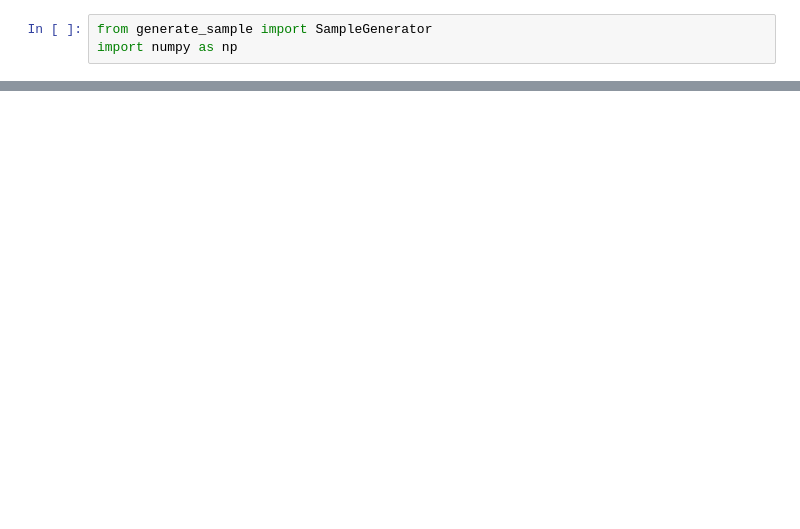
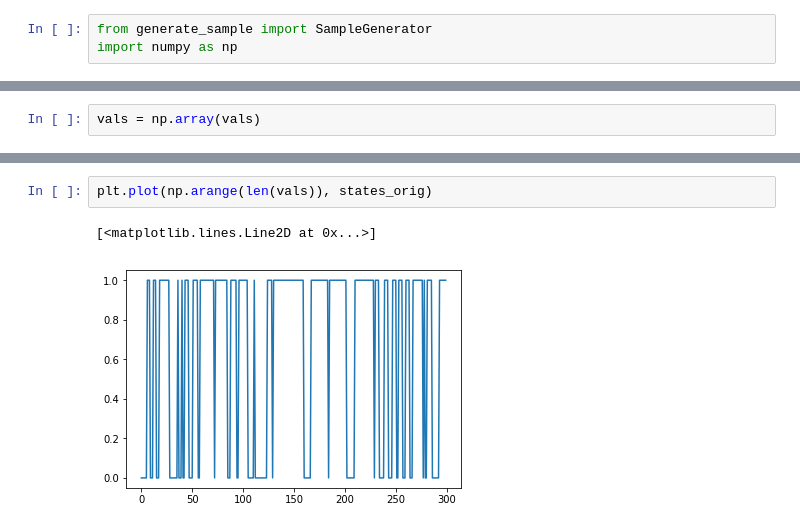
Before and after one commit to sidravi1/hmm, a Jupyter notebook: hmm_simple_sid.ipynb, the cells around one changed output, grey strips where cells are left out. Cells and saved outputs as stored; diff of their text form; blank space fills up the shorter version.

```diff
--- a/hmm_simple_sid.ipynb
+++ b/hmm_simple_sid.ipynb
@@ -18,0 +64,2 @@ plt.plot(np.arange(len(vals)), vals)
+# %%
+vals = np.array(vals)
@@ -18,0 +100,5 @@ plt.plot(np.arange(len(vals)), vals)
+# %%
+plt.plot(np.arange(len(vals)), states_orig)
+# %% [output]
+[<matplotlib.lines.Line2D at 0x...>]
+[figure, added]
```
Also changed, not shown: parts of 12 cells of this notebook.
